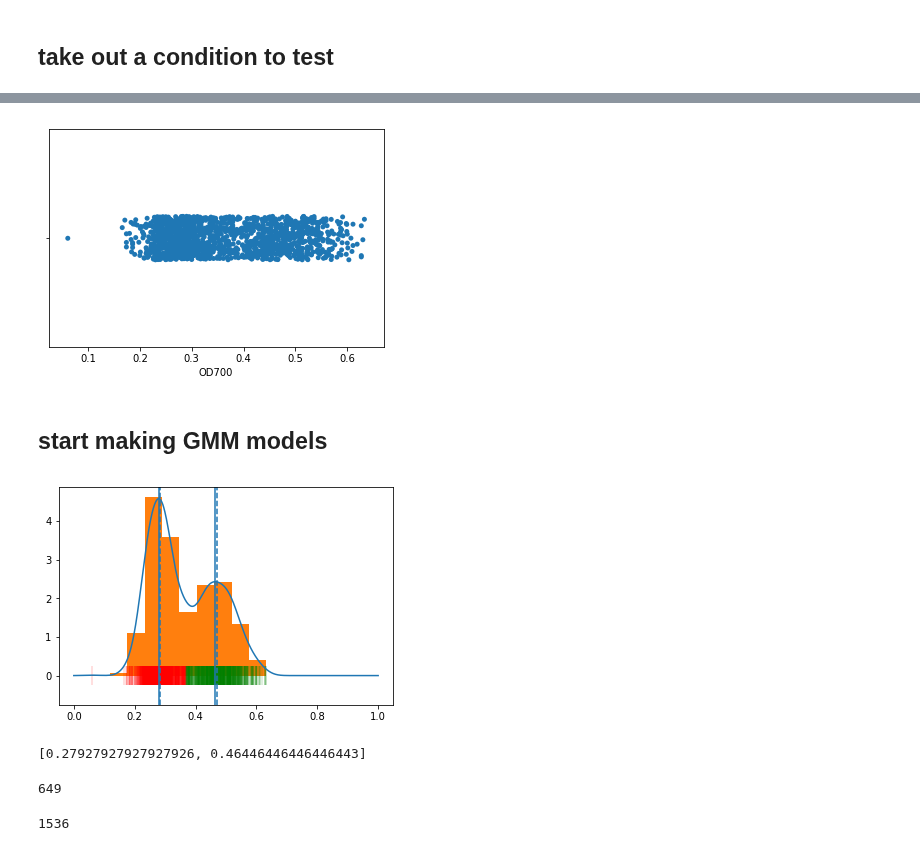
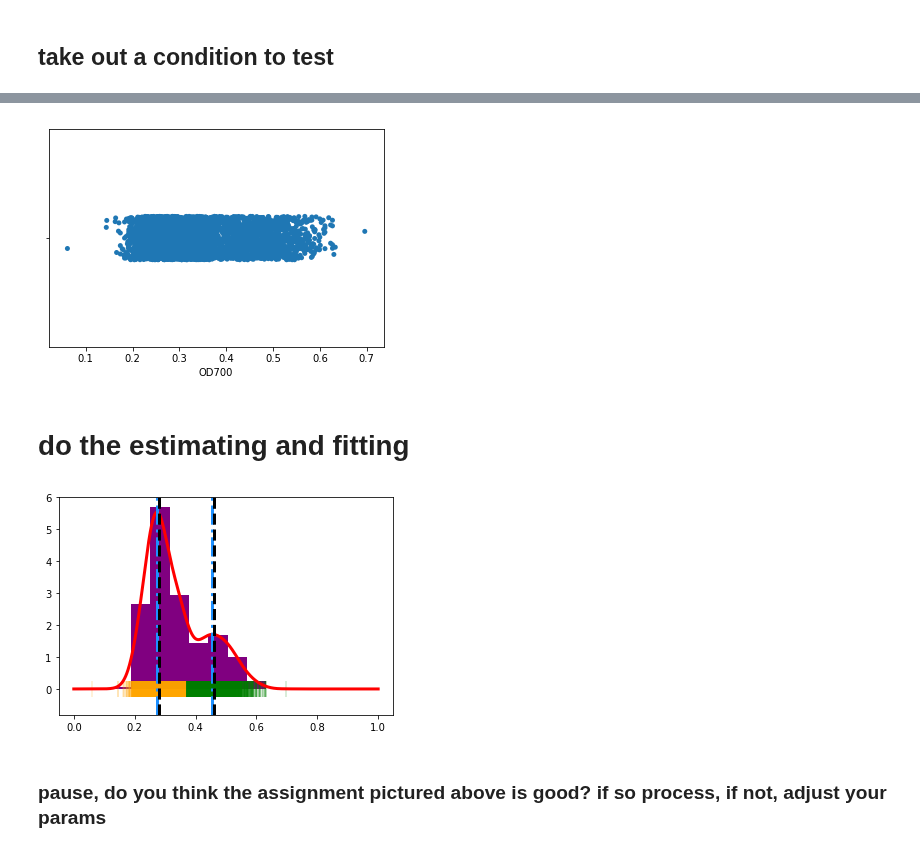
Before and after one commit to geezerbriefs/xpspython, a Jupyter notebook: cfu/analyze cfu multiwell data.ipynb, the cells around one changed output, grey strips where cells are left out. Saved outputs shown, nothing was run; the diff lists cells and outputs as text; code cells hidden in the pictures.

Commit message:
gating runs and parameter selection on 1536 multiwell cfu data

```diff
--- a/cfu/analyze cfu multiwell data.ipynb
+++ b/cfu/analyze cfu multiwell data.ipynb
@@ -61,3 +181,5 @@ else:
 
 sub = df.loc[i, meas]
+# %%
+sub = df.loc[:, meas]
 # %%
@@ -83,6 +194,4 @@ Name: OD700, Length: 1536, dtype: float64
 # %%
 ax = sns.stripplot(x=sub)
 # %% [output]
-[figure, old version]
+[figure, new version]
-# %% [markdown]
-## start making GMM models
@@ -180,35 +198,16 @@ def fit_GMM_KDE(data, peaks):
-# %%
-def assign_gmmpeak_kdefit (data, show_plots=True):
-
-    peaks, fig = get_peak_locations_from_KDE_fit(data, show_plots)
-
-    assignment, new_means = fit_GMM_KDE(sub, peaks)
-
-    if show_plots == True:
-        ax = fig.get_axes()[0]
-
-        #just a list that should be too long so you can subsample it later. The number of peaks can't exceed this len
-        colors = ['r', 'g', 'b', 'k']
-
-        for i in range(len(new_means)):
-            d = assignment.loc[assignment['which_gaussian'] == i, 'value']
-            ax.eventplot(positions=d, color=colors[i], linelengths=0.5, lineoffsets=0, linewidths=0.25)
-            ax.axvline(new_means[i], linestyle = '--')
-
-    return assignment, new_means, peaks, fig
+# %% [markdown]
+# do the estimating and fitting
+# %%
+#critical parameters for kde and peak detection, will vary depending on absolute values and distribution of data
+
+#0.025 is small enough for data with low absolute value and relatively tight distribution (like OD700), but still smooths
+kde_bandwidth = 0.025
+
+#the range here should over the expected widths of your peaks
+find_peaks_wavelet_width_range = np.arange(0.1, 0.5, step=0.1)
 # %%
-assignment, new_means, peaks, fig = assign_gmmpeak_kdefit(sub)
+assignment, new_means, peaks, fig = assign_gmmpeak_kdefit(sub, kde_bandwidth, find_peaks_wavelet_width_range)
 # %% [output]
-[figure, old version]
+[figure, new version]
-# %%
-peaks
-# %% [output]
-[0.27927927927927926, 0.46446446446446443]
-# %%
-assignment['which_gaussian'].sum()
-# %% [output]
-649
-# %%
-len(assignment['which_gaussian'])
-# %% [output]
-1536
+# %% [markdown]
+### pause, do you think the assignment pictured above is good? if so process, if not, adjust your params
```
Also changed, not shown: parts of 17 cells of this notebook.
